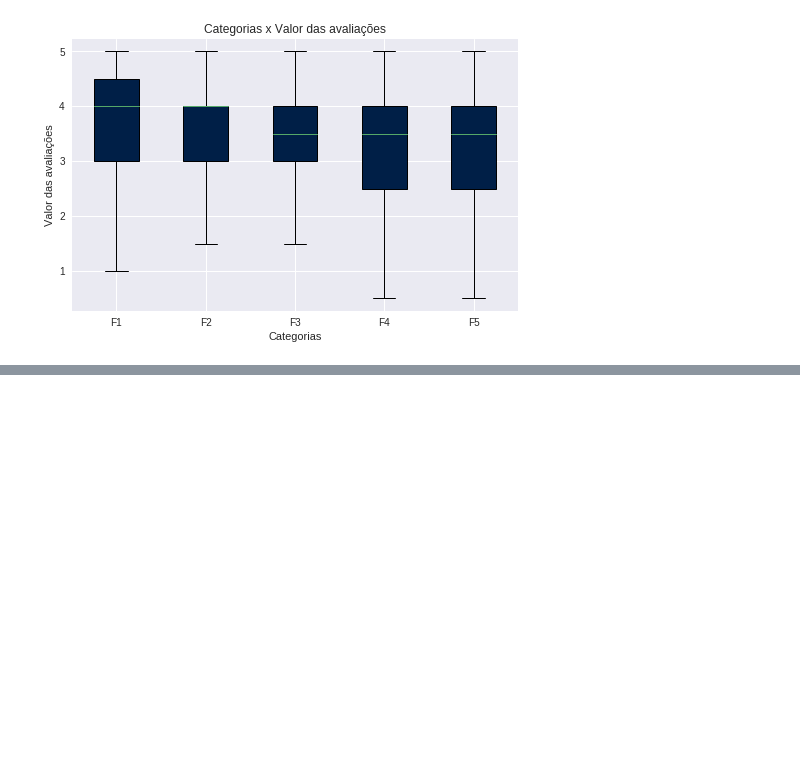
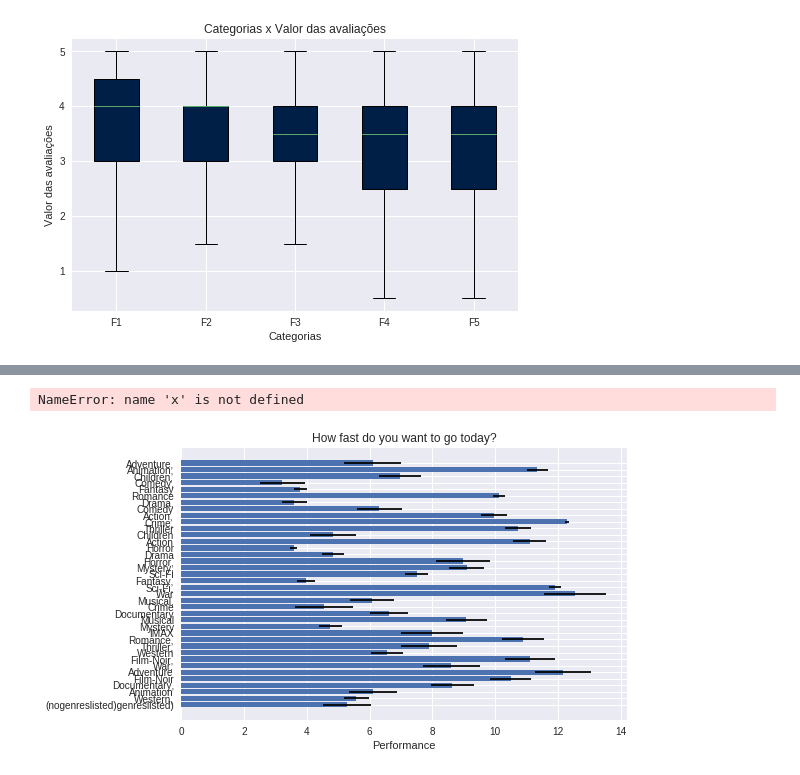
Before and after one commit to amandachagas/surprise-test, a Jupyter notebook: Descritive Analyze.ipynb, the cells around one changed output, grey strips where cells are left out. Saved outputs shown, nothing was run; the diff lists cells and outputs as text; code cells hidden in the pictures; blank space fills up the shorter version.

```diff
--- a/Descritive Analyze.ipynb
+++ b/Descritive Analyze.ipynb
@@ -205,0 +389,42 @@ plt.show()
+# %%
+fig, ax = plt.subplots()
+
+# Example data
+people = genres
+y_pos = np.arange(len(people))
+performance = 3 + 10 * np.random.rand(len(people))
+error = np.random.rand(len(people))
+
+ax.barh(y_pos, performance, xerr=error, align='center')
+ax.set_yticks(y_pos)
+ax.set_yticklabels(people)
+ax.invert_yaxis()  # labels read top-to-bottom
+ax.set_xlabel('Performance')
+ax.set_title('How fast do you want to go today?')
+ax = x.plot(kind='barh', figsize=(8, 10), color='#86bf91', zorder=2, width=0.85)
+
+# Despine
+ax.spines['right'].set_visible(False)
+ax.spines['top'].set_visible(False)
+ax.spines['left'].set_visible(False)
+ax.spines['bottom'].set_visible(False)
+
+# Switch off ticks
+ax.tick_params(axis="both", which="both", bottom="off", top="off", labelbottom="on", left="off", right="off", labelleft="on")
+
+# Draw vertical axis lines
+vals = ax.get_xticks()
+for tick in vals:
+    ax.axvline(x=tick, linestyle='dashed', alpha=0.4, color='#eeeeee', zorder=1)
+
+# Set x-axis label
+ax.set_xlabel("Average Trip Duration (Seconds)", labelpad=20, weight='bold', size=12)
+
+# Set y-axis label
+ax.set_ylabel("Start Station", labelpad=20, weight='bold', size=12)
+
+# Format y-axis label
+ax.xaxis.set_major_formatter(StrMethodFormatter('{x:,g}'))
+# %% [output]
+NameError: name 'x' is not defined
+[figure, added]
```
Also changed, not shown: parts of 10 cells of this notebook, 2 other files.
